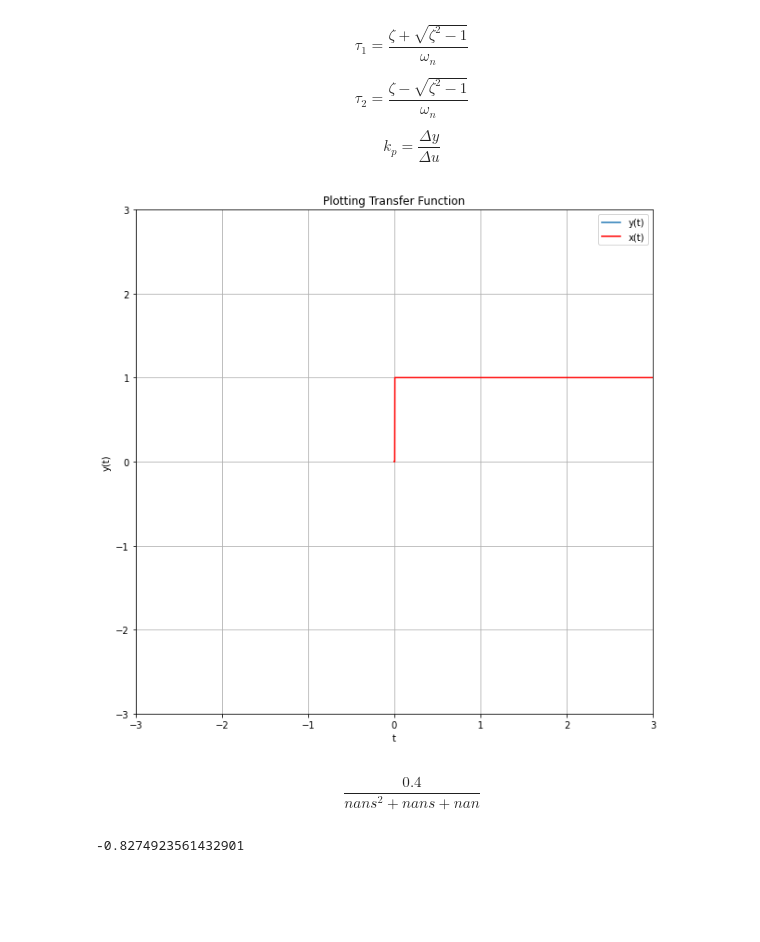
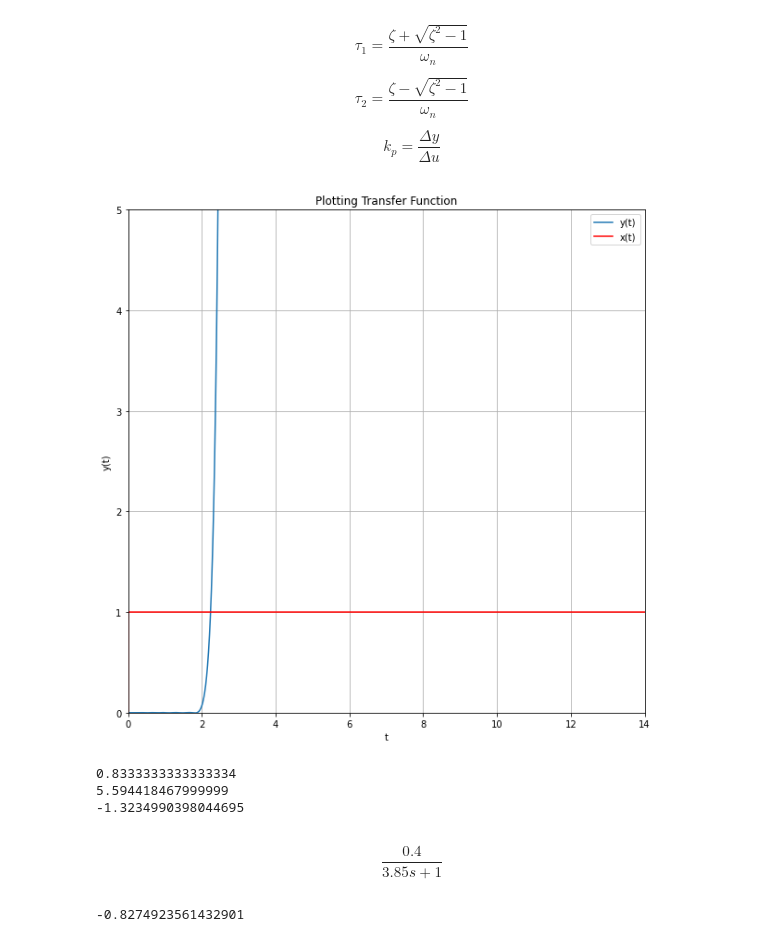
Before and after one commit to Ricardo-Gomez-4-113/Control-inteligente, a Jupyter notebook: Examen_U1_Control_Inteligente.ipynb, the cells around one changed output. Drawn from its saved outputs; the diff is of its cells as text; code cells hidden in the pictures; blank space fills up the shorter version.

```diff
--- a/Examen_U1_Control_Inteligente.ipynb
+++ b/Examen_U1_Control_Inteligente.ipynb
@@ -744,14 +789,14 @@ k_p =\frac {\varDelta y}{\varDelta u}
 # importamos numpy
 import numpy as np
 # Definimos las variables
-t15 = 0.01
-t45 = .25
-t75 = .4
+t15 = 0.5
+t45 = 2
+t75 = 2.3
 k = .4
 # Calculamos x
 x = (t45-t15)/(t75-t15)
 # calculamos z
-z = ((0.0805 - 5.547)*((0.475-x)**2))/(x-0.356)
+z = ((0.0805 - 5.547*(0.475-x)**2))/(x-0.356)
 # Calculamos f2 cuando x<=1
 f2 = 0.708*((2.811)**2)
 # Calculamos omega
@@ -769,41 +814,47 @@ import matplotlib.pyplot as plt
 # Definimos la formula general
 s=cn.tf([1,0],[0,1])
 transfer_function = k/((tau1*s+1)*(tau2*s+1))
 # Definimos el retardo de la funcion de tranferencia
-numd, dend = cn.pade(tm,25) #exp 5 seg.
+numd, dend = cn.pade(tm,15)
 delay = cn.tf(numd,dend)
 system_delayed=transfer_function*delay
 
 # Determinamos el inicio y fin de la grafica
 tstart = 0
 tend = 14
 sample = 0.001
 time = np.arange(tstart,tend+sample, sample)
 input2 = np.ones(time.shape)
 input2[0:6]= 0
 
 # Definimos la funvion de escalon unitario
 time, yout = cn.step_response(system_delayed,time)
 
 # Definimos el grafico
 figure = plt.figure(figsize=(10,10))
 ax = figure.add_subplot(111)
 ax.plot(time,yout,label ='y(t)')
 ax.plot(time,input2,'r', label='x(t)')
 ax.set_title('Plotting Transfer Function')
 ax.set_xlabel('t')
 ax.set_ylabel('y(t)')
-ax.axis([-3,3,-3,3])#ax.axis([xmin,xmax,ymin,ymax])
+ax.axis([0,14,0,5])#ax.axis([xmin,xmax,ymin,ymax])
 ax.legend()
 ax.grid()
 plt.show()
+print(x)
+print(f2)
+print(z)
 # %% [output]
-[figure, old version]
+[figure, new version]
+0.8333333333333334
+5.594418467999999
+-1.3234990398044695
 # %%
 # Imprimir la funcion de traferencia
 transfer_function
 # %% [output]
-$$\frac{0.4}{nan s^2 + nan s + nan}$$
+$$\frac{0.4}{3.85 s + 1}$$
 # %%
 # Aquí z al cuadrado menos uno da como resultado un numero negativo
 z**2 -1
```
Also changed, not shown: parts of 10 cells of this notebook.
